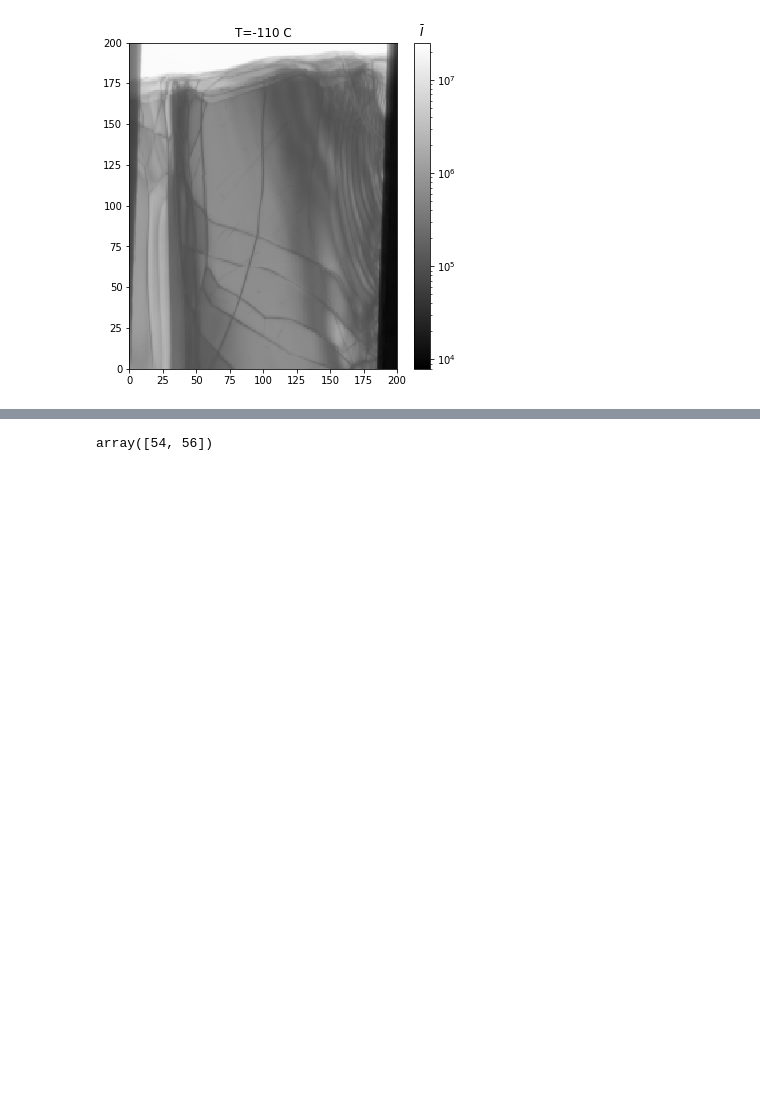
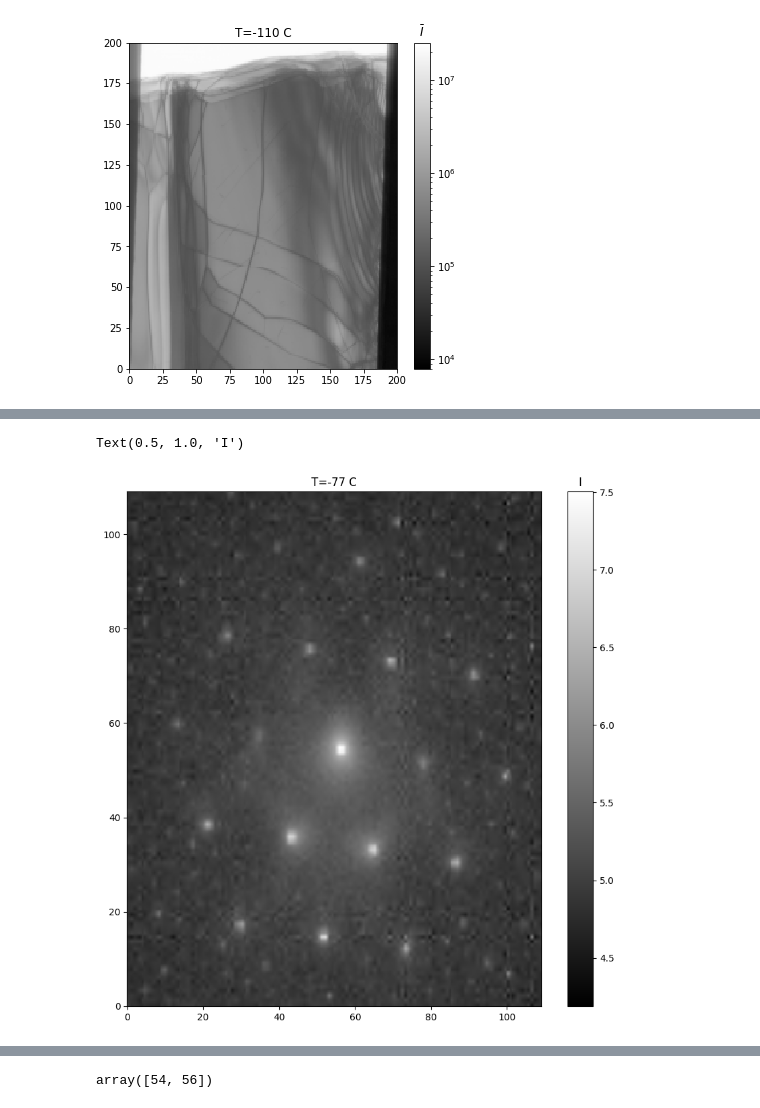
Before and after one commit to hainingpan/4D, a Jupyter notebook: XTEC_STEM_recal.ipynb, the cells around one changed output, grey strips where cells are left out. Cells and saved outputs as stored; diff of their text form; code cells hidden in the pictures; blank space fills up the shorter version.

```diff
--- a/XTEC_STEM_recal.ipynb
+++ b/XTEC_STEM_recal.ipynb
@@ -72,0 +89,22 @@ x,y=100,100
+# %%
+xmesh,ymesh=np.meshgrid(np.linspace(0,data.shape[0]-1,data.shape[0]),np.linspace(0,data.shape[1]-1,data.shape[1]))
+# %%
+f = interpolate.interp2d(xmesh, ymesh, np.log10(data), kind='cubic')
+# %%
+xline_fine,yline_fine=np.linspace(0,data.shape[0]-1,data.shape[0]*5),np.linspace(0,data.shape[0]-1,data.shape[0]*5)
+# %%
+zmesh_line=f(xline_fine,yline_fine)
+# %%
+fig,ax=plt.subplots(figsize=(10,10))
+
+
+im=ax.pcolormesh(xline_fine,yline_fine,zmesh_line,cmap='gray')
+tit=ax.set_title('T={:d} C'.format(T[T_idx]))
+cb=plt.colorbar(im)
+cb.ax.set_title('I')
+# ax.scatter(55,55)
+
+# ax.scatter(mask[:,1]+0.5,mask[:,0]+0.5,s=5,c='r')
+# %% [output]
+Text(0.5, 1.0, 'I')
+[figure, added]
```
Also changed, not shown: parts of 51 cells of this notebook.
